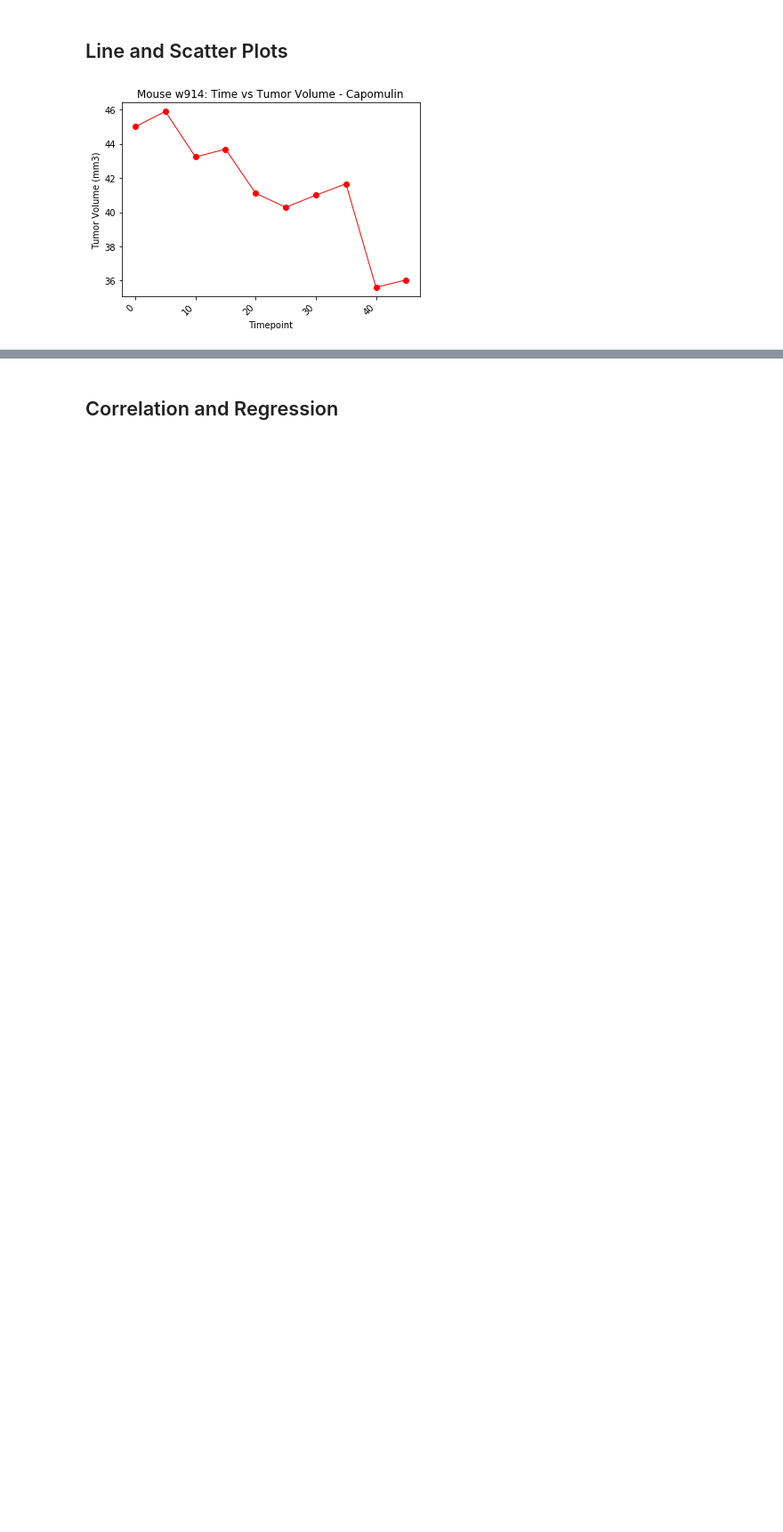
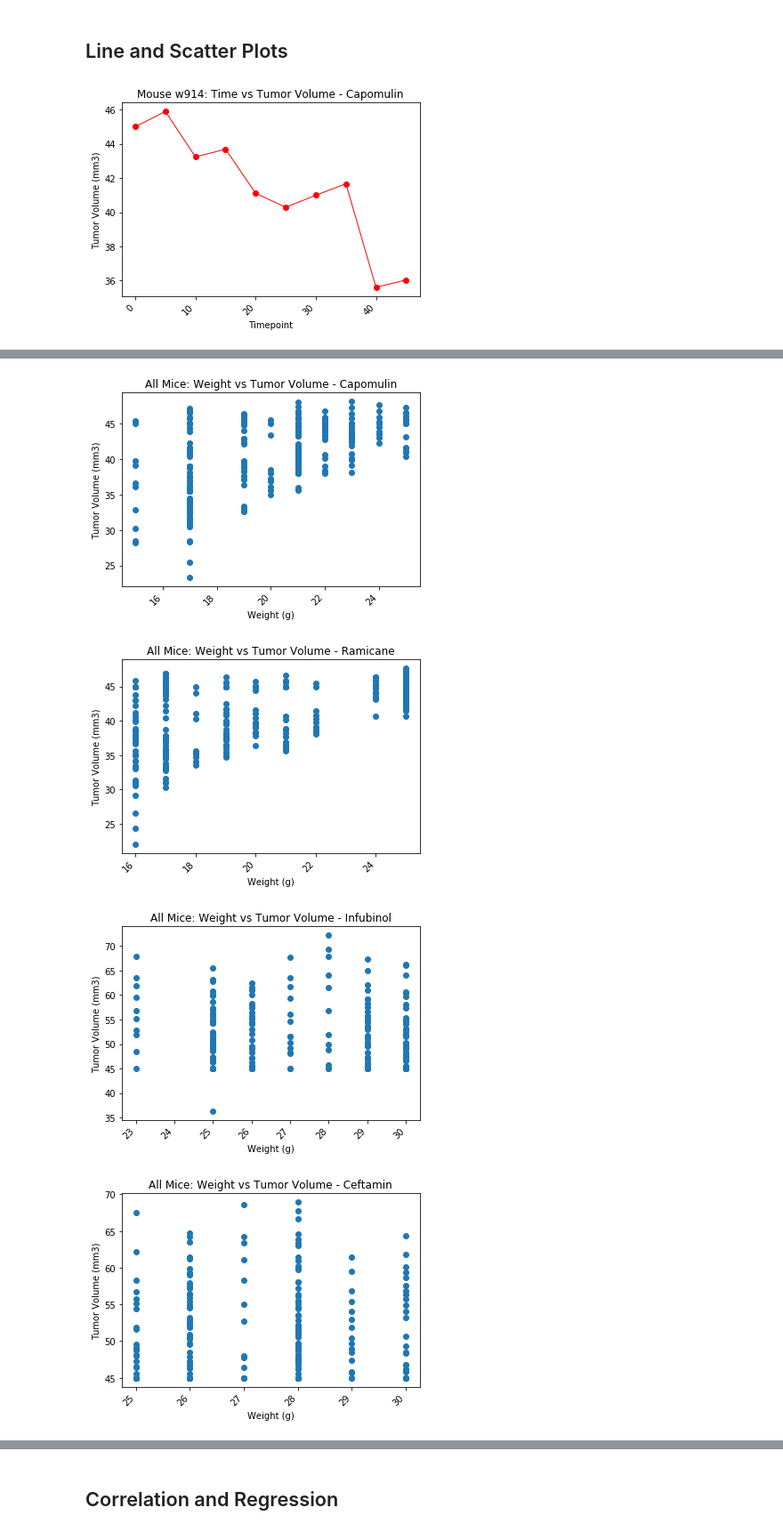
Before and after one commit to jdilligard/SMU_Homework, a Jupyter notebook: 05-Matplotlib/Instructions/Pymaceuticals/pymaceuticals_starter.ipynb, the cells around one changed output, grey strips where cells are left out. Shown: that part at 89% size. Cells and saved outputs as stored; diff of their text form; code cells hidden in the pictures; blank space fills up the shorter version.

```diff
--- a/05-Matplotlib/Instructions/Pymaceuticals/pymaceuticals_starter.ipynb
+++ b/05-Matplotlib/Instructions/Pymaceuticals/pymaceuticals_starter.ipynb
@@ -265,0 +346,30 @@ plt.show()
+# %%
+drugs = ['Capomulin', 'Ramicane', 'Infubinol', 'Ceftamin','Stelasyn']
+
+def makeScatter(drug):
+    cap_mice = clean_df.loc[clean_df['Drug Regimen'] == drug]
+    #cap_mice = cap_mice[['Mouse ID','Weight (g)', 'Tumor Volume (mm3)','Timepoint']]
+    #mice_data = cap_mice.groupby("Mouse ID")
+    #mice_data.groups
+    scatter_data = cap_mice[['Weight (g)','Tumor Volume (mm3)']]
+
+    x = cap_mice['Weight (g)']
+    y = cap_mice['Tumor Volume (mm3)']
+
+
+    plt.scatter(x,y)
+    plt.ylabel("Tumor Volume (mm3)")
+    plt.xlabel("Weight (g)")
+    plt.title(f"All Mice: Weight vs Tumor Volume - {drug}")
+    plt.ylim=1.0
+    plt.setp(plt.gca().get_xticklabels(), rotation=45, horizontalalignment='right')
+    plt.show()
+# %%
+
+for drug in drugs:
+    makeScatter(drug)
+# %% [output]
+[figure, added]
+[figure, added]
+[figure, added]
+[figure, added]
```
Also changed, not shown: parts of 20 cells of this notebook, 2 other files.
